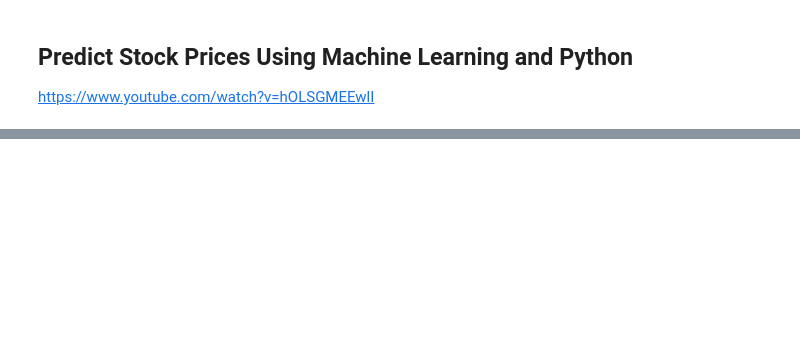
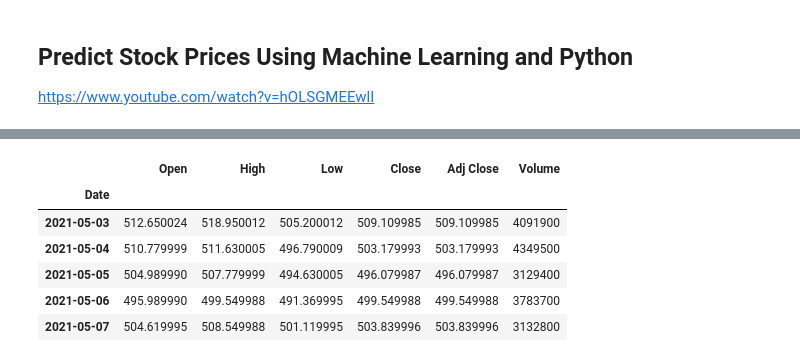
Before and after one commit to Rhuck1/Bitcoin-Price-Analysis, a Jupyter notebook: predict_stock_prices.ipynb, the cells around one changed output, grey strips where cells are left out. Cells and saved outputs as stored; diff of their text form; code cells hidden in the pictures; blank space fills up the shorter version.

```diff
--- a/predict_stock_prices.ipynb
+++ b/predict_stock_prices.ipynb
@@ -41,0 +55,10 @@ Timestamp('2021-06-30 15:05:10.882058')
+# %%
+df.head()
+# %% [output]
+|  | Open | High | Low | Close | Adj Close | Volume |
+| Date |  |  |  |  |  |  |
+| 2021-05-03 | 512.650024 | 518.950012 | 505.200012 | 509.109985 | 509.109985 | 4091900 |
+| 2021-05-04 | 510.779999 | 511.630005 | 496.790009 | 503.179993 | 503.179993 | 4349500 |
+| 2021-05-05 | 504.989990 | 507.779999 | 494.630005 | 496.079987 | 496.079987 | 3129400 |
+| 2021-05-06 | 495.989990 | 499.549988 | 491.369995 | 499.549988 | 499.549988 | 3783700 |
+| 2021-05-07 | 504.619995 | 508.549988 | 501.119995 | 503.839996 | 503.839996 | 3132800 |
```
Also changed, not shown: parts of 20 cells of this notebook, 1 other file.
